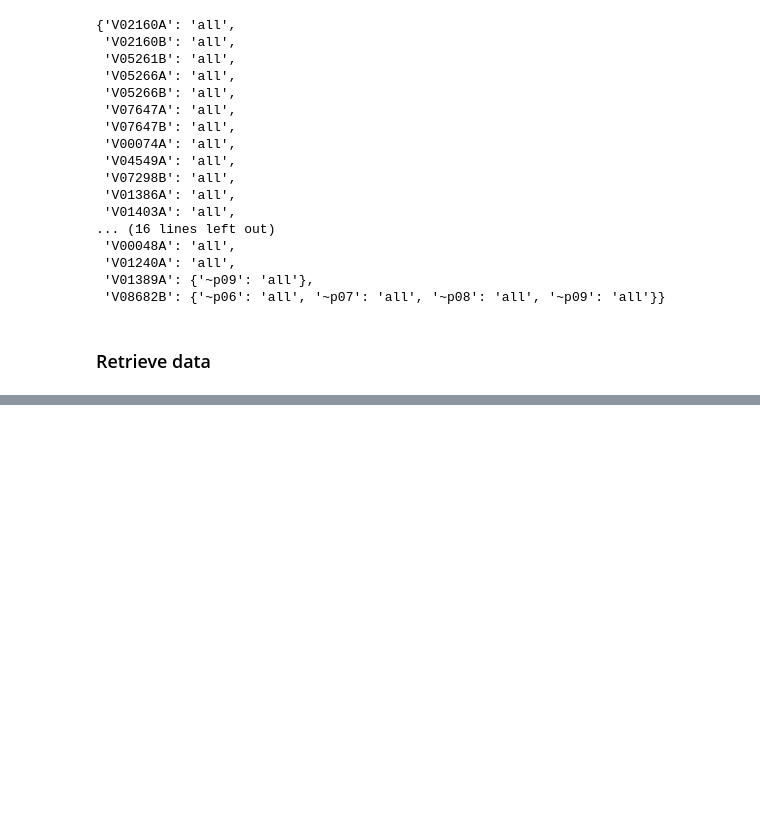
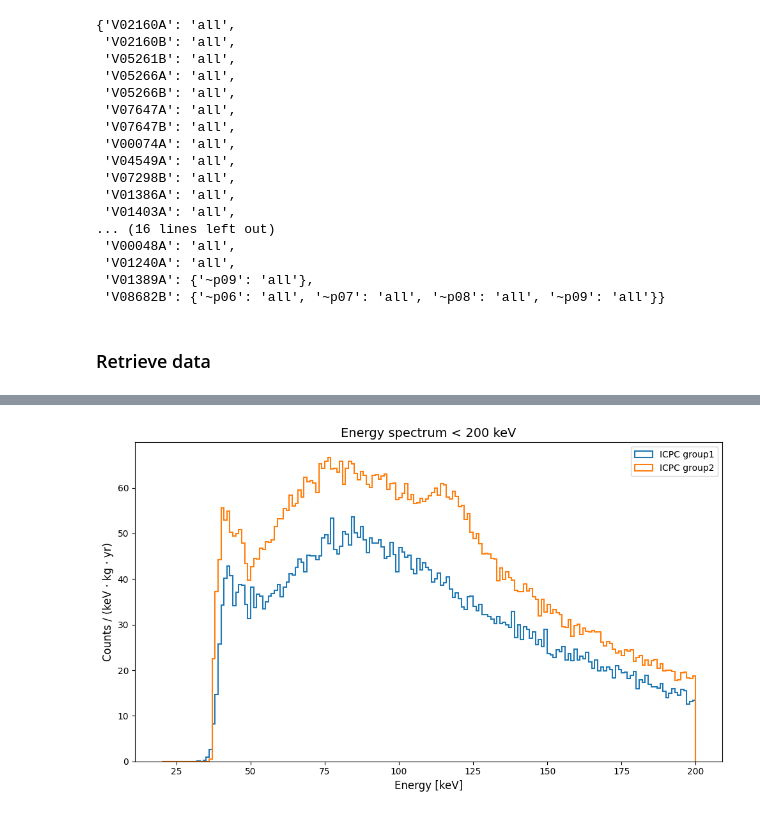
Before and after one commit to fraborra/bosonic-DM, a Jupyter notebook: bkg-study.ipynb, the cells around one changed output, grey strips where cells are left out. Drawn from its saved outputs; the diff is of its cells as text; code cells hidden in the pictures; blank space fills up the shorter version.

```diff
--- a/bkg-study.ipynb
+++ b/bkg-study.ipynb
@@ -177,18 +229,0 @@ df_all = df_all.filter(~pl.col("coincident_spms"))
-# %%
-df_finale  = filter_dataset(df_all, ICPC_group1_dict)
-df_finale2 = filter_dataset(df_all, ICPC_group2_dict)
-df_BEGe    = filter_dataset(df_all, BEGe_group_dict)
-df_COAX    = filter_dataset(df_all, COAX_group_dict)
-df_PPC    = filter_dataset(df_all, PPC_group_dict)
-
-energia = df_finale["energy"].to_numpy()
-energia2 = df_finale2["energy"].to_numpy()
-energia_PPC = df_PPC["energy"].to_numpy()
-energia_COAX = df_COAX["energy"].to_numpy()
-energia_BEGe = df_BEGe["energy"].to_numpy()
-
-expo_group1 = compute_group_exposure(eres_dict, ICPC_group1_dict)
-expo_group2 = compute_group_exposure(eres_dict, ICPC_group2_dict)
-expo_BEGe   = compute_group_exposure(eres_dict, BEGe_group_dict)
-expo_PPC    = compute_group_exposure(eres_dict, PPC_group_dict)
-expo_COAX   = compute_group_exposure(eres_dict, COAX_group_dict)
@@ -232,0 +296,33 @@ plt.show()
+# %%
+emin = 20
+emax = 200
+
+bins = emax-emin
+
+plt.figure(figsize=(10, 6))
+
+
+plt.hist(energia, bins=bins, range=(emin, emax), histtype="step", linewidth=1.5, color = 'tab:blue',
+         weights=np.ones_like(energia) / expo_group1, label="ICPC group1")
+
+# plt.hist(energia_noQC, bins=bins, range=(emin, emax), histtype="step", linewidth=1.5, color = 'tab:blue', ls = '--',
+#          weights=np.ones_like(energia_noQC) / expo_group1_noQC, label="ICPC group1")
+
+plt.hist(energia2, bins=bins, range=(emin, emax), histtype="step", linewidth=1.5, color = 'tab:orange',
+         weights=np.ones_like(energia2) / expo_group2, label="ICPC group2")
+
+# plt.hist(energia2_noQC, bins=bins, range=(emin, emax), histtype="step", linewidth=1.5, color = 'tab:orange', ls = '--',
+#          weights=np.ones_like(energia2_noQC) / expo_group2_noQC, label="ICPC group2")
+
+
+plt.xlabel("Energy [keV]", fontsize=12)
+plt.ylabel("Counts / (keV · kg · yr)", fontsize=12)
+plt.title(f"Energy spectrum < {emax} keV", fontsize=14)
+# plt.yscale("log")
+plt.legend(frameon=True)
+plt.tight_layout()
+# plt.savefig(f"./plots/bkg-stectra_{emax}.png", dpi=300)
+
+plt.show()
+# %% [output]
+[figure, added]
```
Also changed, not shown: parts of 24 cells of this notebook, 4 other files.
